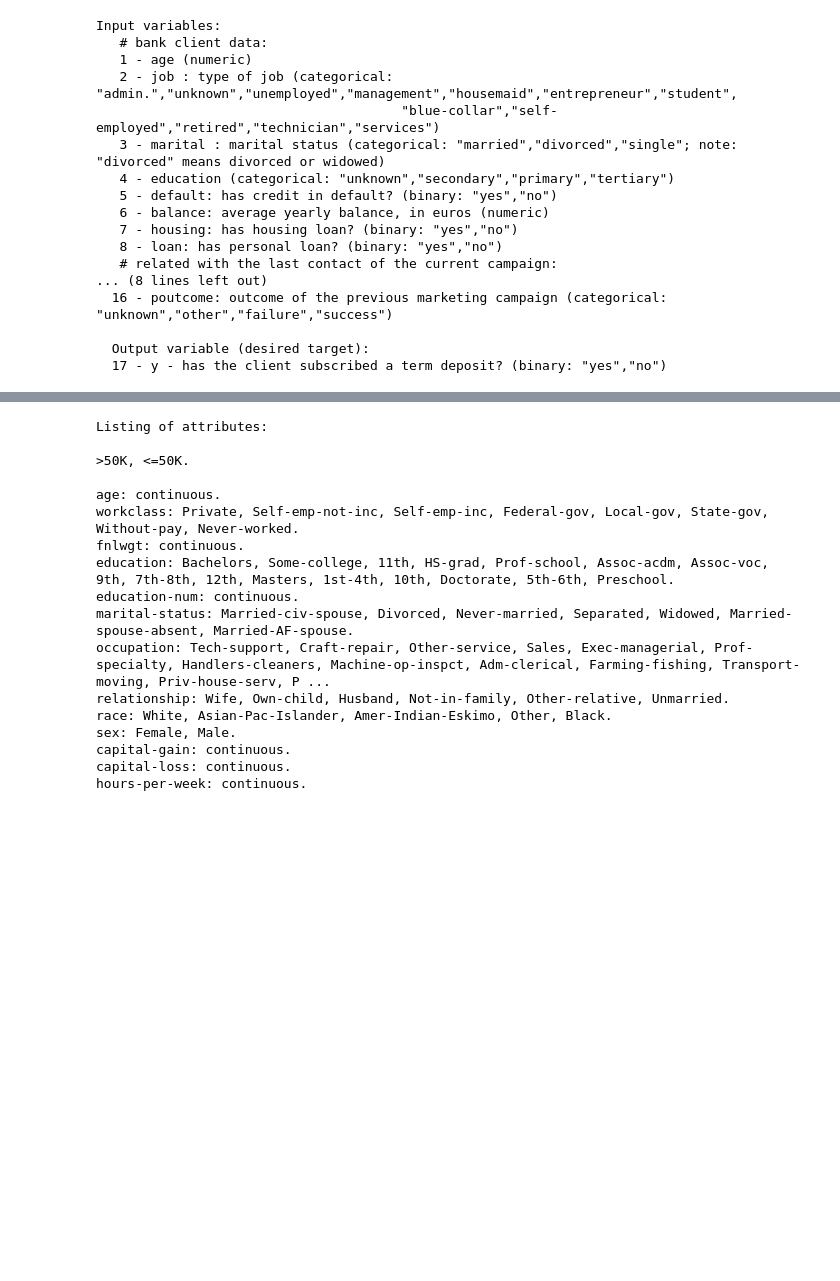
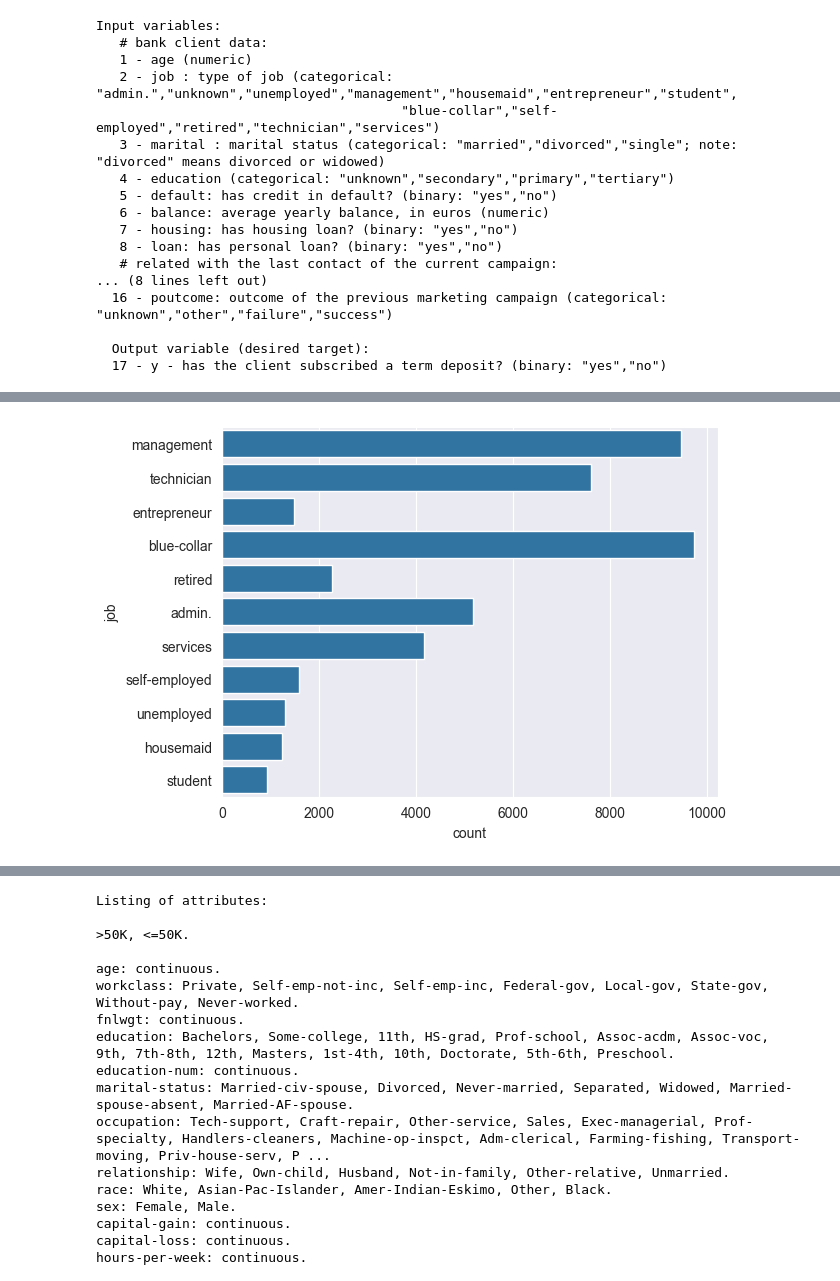
Before and after one commit to dushyantkhosla/cst4150, a Jupyter notebook: 08-Walkthroughs/uciml-datasets.ipynb, the cells around one changed output, grey strips where cells are left out. Cells and saved outputs as stored; diff of their text form; code cells hidden in the pictures; blank space fills up the shorter version.

```diff
--- a/08-Walkthroughs/uciml-datasets.ipynb
+++ b/08-Walkthroughs/uciml-datasets.ipynb
@@ -58,0 +101,4 @@ df_bank_marketing = bank_marketing.data.get('original')
+# %%
+sns.countplot(data=df_bank_marketing, y='job');
+# %% [output]
+[figure, added]
```
Also changed, not shown: parts of 13 cells of this notebook, 25 other files.
